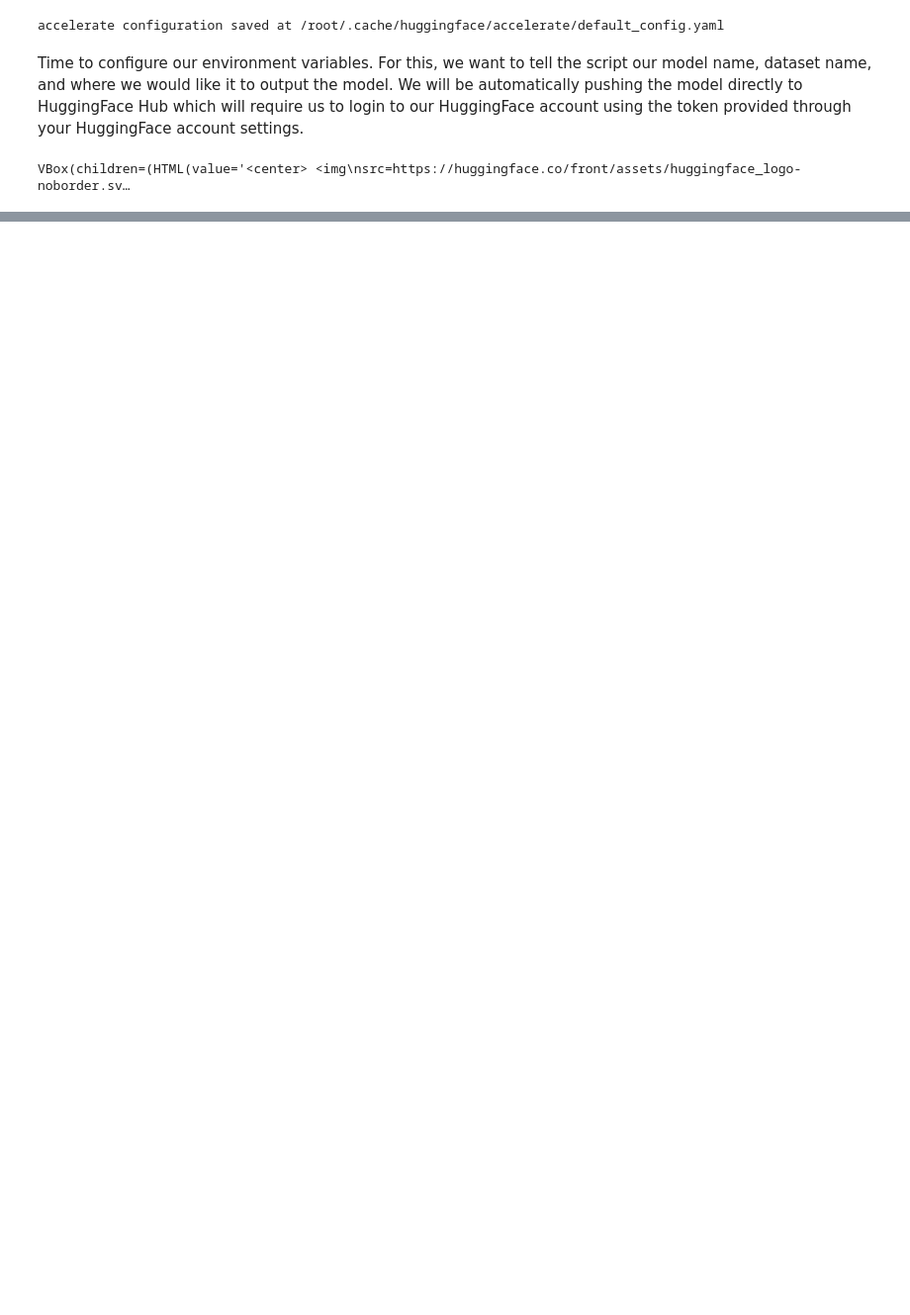
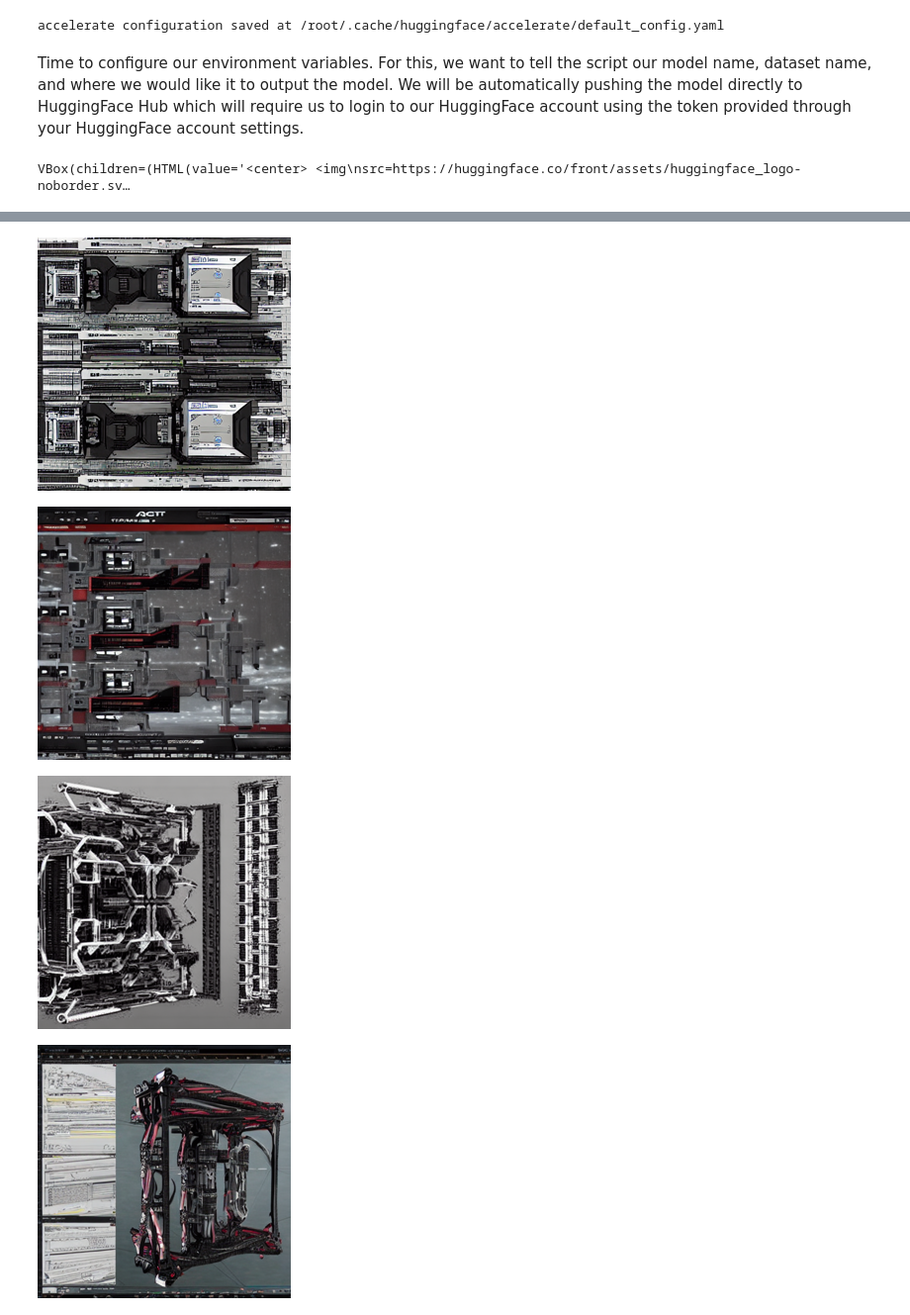
Before and after one commit to maxreynolds/Pattern-Cloud, a Jupyter notebook: Pattern_TextualInversion.ipynb, the cells around one changed output, grey strips where cells are left out. Shown at 99% size. Drawn from its saved outputs; the diff is of its cells as text; code cells hidden in the pictures; blank space fills up the shorter version.

```diff
--- a/Pattern_TextualInversion.ipynb
+++ b/Pattern_TextualInversion.ipynb
@@ -215,0 +186,28 @@ Special tokens have been added in the vocabulary, make sure the associated word
+# %%
+# Now let's Run inference on our new model
+
+from diffusers import StableDiffusionPipeline
+import torch
+from PIL import Image
+
+# Setting model path to the model we just trained
+model_path = './SouderRocketLauncherNetCombined-inversion'
+
+#load the model
+pipe = StableDiffusionPipeline.from_pretrained(model_path, torch_dtype=torch.float16)
+pipe.to("cuda")
+
+my_prompt = "A <rocket-launcher>"
+num_images = 10
+
+# Run inference using above prompt to acquire some number of images
+all_images = [pipe(prompt=my_prompt).images[0] for i in range(num_images)]
+for idx, image in enumerate(all_images):
+  image = image.resize((256, 256))
+  image.save(f"image{idx}.png")
+  display(image)
+# %% [output]
+[figure, added]
+[figure, added]
+[figure, added]
+[figure, added]
```
Also changed, not shown: parts of 11 cells of this notebook.
